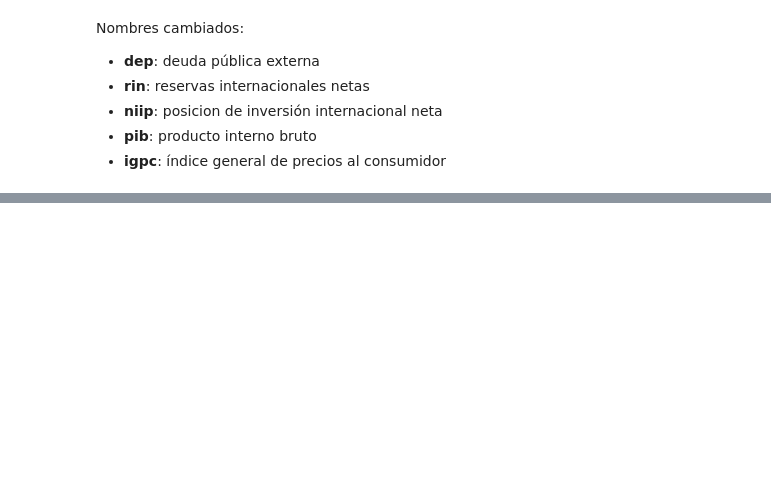
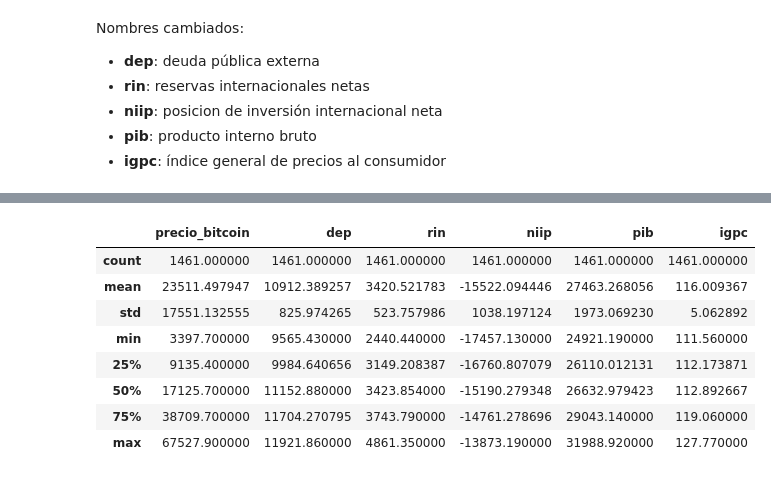
Before and after one commit to JosueRodriguezSams/CriptoSV---Samsung, a Jupyter notebook: Analisis_impacto_del_bitcoin.ipynb, the cells around one changed output, grey strips where cells are left out. Drawn from its saved outputs; the diff is of its cells as text; code cells hidden in the pictures; blank space fills up the shorter version.

```diff
--- a/Analisis_impacto_del_bitcoin.ipynb
+++ b/Analisis_impacto_del_bitcoin.ipynb
@@ -411,0 +453,12 @@ Nombres cambiados:
+# %%
+df_variables.describe()
+# %% [output]
+|  | precio_bitcoin | dep | rin | niip | pib | igpc |
+| count | 1461.000000 | 1461.000000 | 1461.000000 | 1461.000000 | 1461.000000 | 1461.000000 |
+| mean | 23511.497947 | 10912.389257 | 3420.521783 | -15522.094446 | 27463.268056 | 116.009367 |
+| std | 17551.132555 | 825.974265 | 523.757986 | 1038.197124 | 1973.069230 | 5.062892 |
+| min | 3397.700000 | 9565.430000 | 2440.440000 | -17457.130000 | 24921.190000 | 111.560000 |
+| 25% | 9135.400000 | 9984.640656 | 3149.208387 | -16760.807079 | 26110.012131 | 112.173871 |
+| 50% | 17125.700000 | 11152.880000 | 3423.854000 | -15190.279348 | 26632.979423 | 112.892667 |
+| 75% | 38709.700000 | 11704.270795 | 3743.790000 | -14761.278696 | 29043.140000 | 119.060000 |
+| max | 67527.900000 | 11921.860000 | 4861.350000 | -13873.190000 | 31988.920000 | 127.770000 |
```
Also changed, not shown: parts of 6 cells of this notebook.
